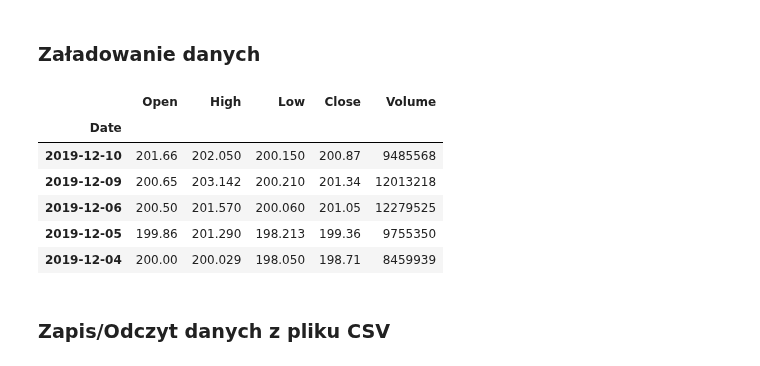
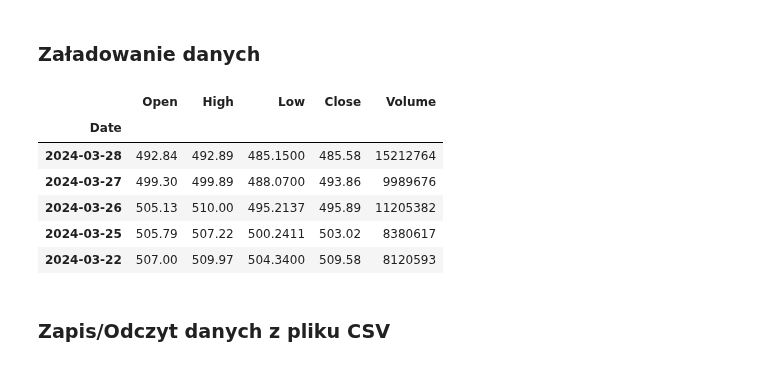
Before and after one commit to kurek0010/data-science-bootcamp, a Jupyter notebook: 02_analiza_danych/03_zapis_odczyt.ipynb, the cells around one changed output. Saved outputs shown, nothing was run; the diff lists cells and outputs as text; code cells hidden in the pictures.

```diff
--- a/02_analiza_danych/03_zapis_odczyt.ipynb
+++ b/02_analiza_danych/03_zapis_odczyt.ipynb
@@ -29,21 +29,21 @@ import pandas as pd
 # %%
 def fetch_financial_data(company='AMZN'):
     """
     This function fetch stock market quotations.
     """
     import pandas_datareader.data as web
     return web.DataReader(name=company, data_source='stooq')
 
-df = fetch_financial_data('FB')
+df = fetch_financial_data('META')
 df.head()
 # %% [output]
 |  | Open | High | Low | Close | Volume |
 | Date |  |  |  |  |  |
-| 2019-12-10 | 201.66 | 202.050 | 200.150 | 200.87 | 9485568 |
-| 2019-12-09 | 200.65 | 203.142 | 200.210 | 201.34 | 12013218 |
-| 2019-12-06 | 200.50 | 201.570 | 200.060 | 201.05 | 12279525 |
-| 2019-12-05 | 199.86 | 201.290 | 198.213 | 199.36 | 9755350 |
-| 2019-12-04 | 200.00 | 200.029 | 198.050 | 198.71 | 8459939 |
+| 2024-03-28 | 492.84 | 492.89 | 485.1500 | 485.58 | 15212764 |
+| 2024-03-27 | 499.30 | 499.89 | 488.0700 | 493.86 | 9989676 |
+| 2024-03-26 | 505.13 | 510.00 | 495.2137 | 495.89 | 11205382 |
+| 2024-03-25 | 505.79 | 507.22 | 500.2411 | 503.02 | 8380617 |
+| 2024-03-22 | 507.00 | 509.97 | 504.3400 | 509.58 | 8120593 |
 # %% [markdown]
 ### <a name='a3'></a> Zapis/Odczyt danych z pliku CSV
 # %%
```
Also changed, not shown: parts of 2 cells of this notebook.
